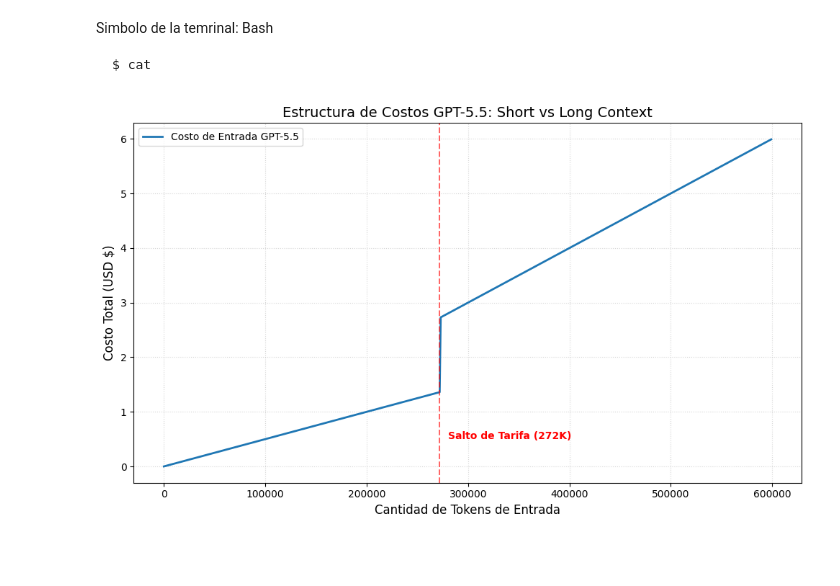
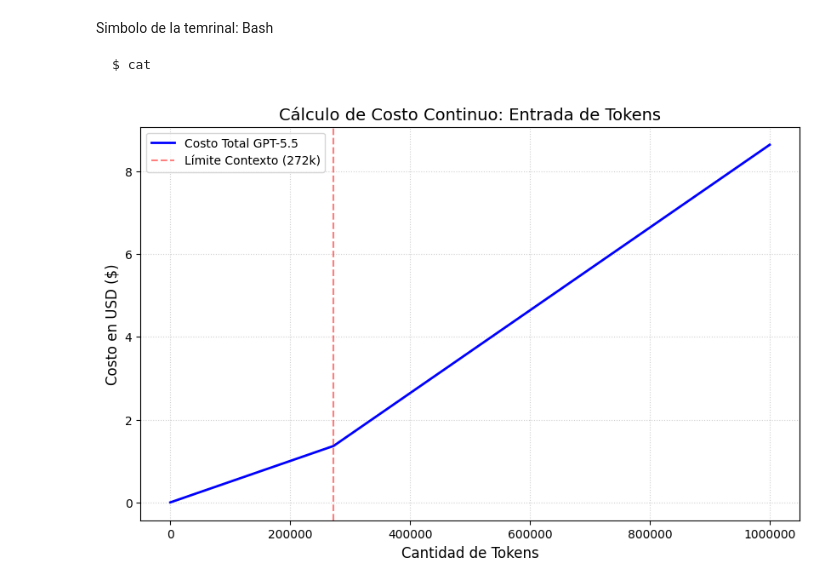
Before and after one commit to Pulga2104/Taller-1-Calculo-de-Raices, a Jupyter notebook: Calvopina M. Josue Taller 01 pseudocódigo y algoritmos.ipynb, the cells around one changed output. Saved outputs shown, nothing was run; the diff lists cells and outputs as text; code cells hidden in the pictures; blank space fills up the shorter version.

```diff
--- a/Calvopina M. Josue Taller 01 pseudocódigo y algoritmos.ipynb
+++ b/Calvopina M. Josue Taller 01 pseudocódigo y algoritmos.ipynb
@@ -38,39 +46,42 @@ for i in tokens:
 # %%
 import matplotlib.pyplot as plt
+import numpy as np
 
 # 1. Configuración de datos
-tokens = list(range(0, 600_000, 1000))  # Muestreo cada 1000 tokens
-precio = []
+tokens = np.linspace(0, 1_000_000, 1000)  # De 0 a 1 millón de tokens
+limite = 272_000
+precio_base = 5.00 / 1_000_000   # Tarifa normal
+precio_recargo = 10.00 / 1_000_000  # Tarifa x2
+costo_en_limite = limite * precio_base
 
-# Precios por token individual (Input)
-P_BASE = 5 / 1_000_000
-P_LONG = 10 / 1_000_000
+# 2. Aplicar la lógica de tramos (Continuidad)
+# Si el token <= 272k usamos precio_base, si es mayor calculamos el excedente
+precio_acumulado = np.where(
+    tokens <= limite,
+    tokens * precio_base,
+    costo_en_limite + (tokens - limite) * precio_recargo
+)
 
-# 2. Lógica de cálculo
-for i in tokens:
-    if i <= 272_000:
-        precio.append(i * P_BASE)
-    else:
-        precio.append(i * P_LONG)
+# 3. Crear la gráfica
+plt.figure(figsize=(10, 6))
+plt.plot(tokens, precio_acumulado, label='Costo Total GPT-5.5',
+         color='blue', linewidth=2)
 
-# 3. Creación de la gráfica
-plt.figure(figsize=(10, 6))
-plt.plot(tokens, precio, label='Costo de Entrada GPT-5.5',
-         color='#1f77b4', linewidth=2)
-
-# Resaltar el punto de quiebre
-plt.axvline(x=272_000, color='red', linestyle='--', alpha=0.6)
-plt.text(280_000, 0.5, 'Salto de Tarifa (272K)',
-         color='red', fontsize=10, fontweight='bold')
+# Dibujar la línea del límite para referencia
+plt.axvline(x=limite, color='red', linestyle='--',
+            alpha=0.5, label='Límite Contexto (272k)')
 
 # 4. Estética y etiquetas
-plt.title('Estructura de Costos GPT-5.5: Short vs Long Context', fontsize=14)
-plt.xlabel('Cantidad de Tokens de Entrada', fontsize=12)
-plt.ylabel('Costo Total (USD $)', fontsize=12)
-plt.grid(True, linestyle=':', alpha=0.5)
+plt.title('Cálculo de Costo Continuo: Entrada de Tokens', fontsize=14)
+plt.xlabel('Cantidad de Tokens', fontsize=12)
+plt.ylabel('Costo en USD ($)', fontsize=12)
+plt.grid(True, linestyle=':', alpha=0.6)
 plt.legend()
 
-plt.tight_layout()
+# Ajustar el formato de los números en los ejes
+plt.ticklabel_format(style='plain', axis='x')
+
+# Mostrar la gráfica
 plt.show()
 # %% [output]
-[figure, old version]
+[figure, new version]
```
Also changed, not shown: parts of 1 cell of this notebook.
